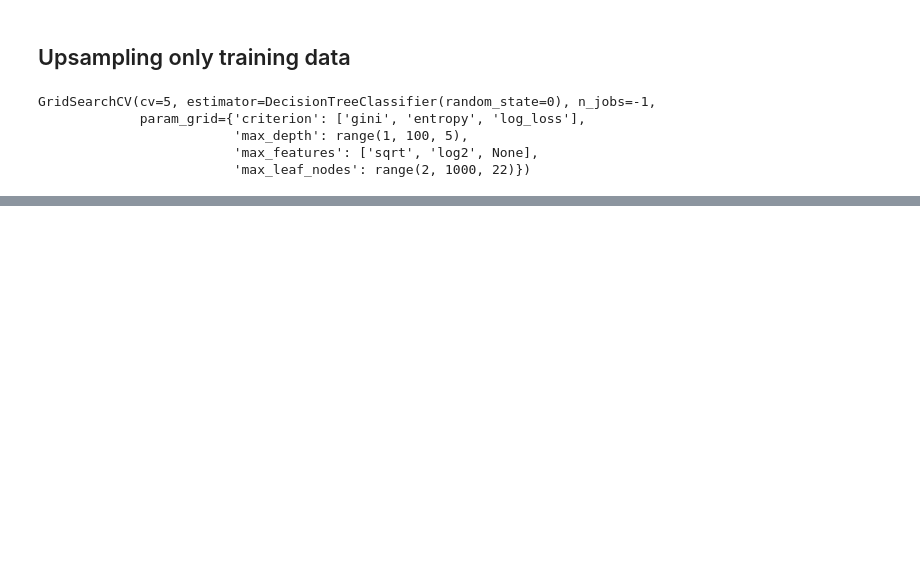
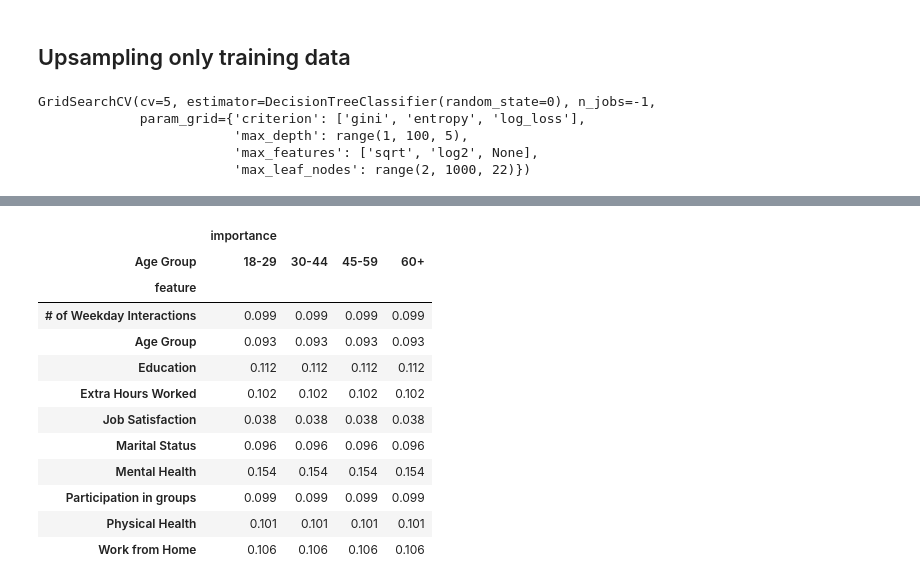
Before and after one commit to matthewasloan95/social-isolation-transportation, a Jupyter notebook: Feature Modeling GSS.ipynb, the cells around one changed output, grey strips where cells are left out. Cells and saved outputs as stored; diff of their text form; code cells hidden in the pictures; blank space fills up the shorter version.

```diff
--- a/Feature Modeling GSS.ipynb
+++ b/Feature Modeling GSS.ipynb
@@ -343,6 +349,22 @@ for ages in gss['Age Group'].unique():
     for importance, feature in zip(CV_DT.best_estimator_.feature_importances_, CV_DT.feature_names_in_):
         print(f'{round(importance,3)}\t{feature}')
 
+        #Saving summary data to a dataframe for plots
+        if ages ==1:
+            fi_new = {'importance': (round(importance,3)), 'feature': feature}
+            fi_df1 = fi_df1.append(fi_new, ignore_index = True)
+
+        if ages==2:
+            fi_new = {'importance': (round(importance,3)), 'feature': feature}
+            fi_df2 = fi_df2.append(fi_new, ignore_index = True)
+        if ages==3:
+            fi_new = {'importance': (round(importance,3)), 'feature': feature}
+            fi_df3 = fi_df3.append(fi_new, ignore_index = True)
+
+        if ages==4:
+            fi_new = {'importance': (round(importance,3)), 'feature': feature}
+            fi_df4 = fi_df4.append(fi_new, ignore_index = True)
+
     ###### print train and test set sizes
     print(f'training set size: \n{y_train.value_counts()}')
     print(f'testing set size:  \n{y_test.value_counts()}')
@@ -367,0 +482,16 @@ Name: is_si, dtype: int64
+# %%
+summary_plot.pivot(index='feature',columns='Age Group')
+# %% [output]
+|  | importance |  |  |  |
+| Age Group | 18-29 | 30-44 | 45-59 | 60+ |
+| feature |  |  |  |  |
+| # of Weekday Interactions | 0.099 | 0.099 | 0.099 | 0.099 |
+| Age Group | 0.093 | 0.093 | 0.093 | 0.093 |
+| Education | 0.112 | 0.112 | 0.112 | 0.112 |
+| Extra Hours Worked | 0.102 | 0.102 | 0.102 | 0.102 |
+| Job Satisfaction | 0.038 | 0.038 | 0.038 | 0.038 |
+| Marital Status | 0.096 | 0.096 | 0.096 | 0.096 |
+| Mental Health | 0.154 | 0.154 | 0.154 | 0.154 |
+| Participation in groups | 0.099 | 0.099 | 0.099 | 0.099 |
+| Physical Health | 0.101 | 0.101 | 0.101 | 0.101 |
+| Work from Home | 0.106 | 0.106 | 0.106 | 0.106 |
```
Also changed, not shown: parts of 11 cells of this notebook.
